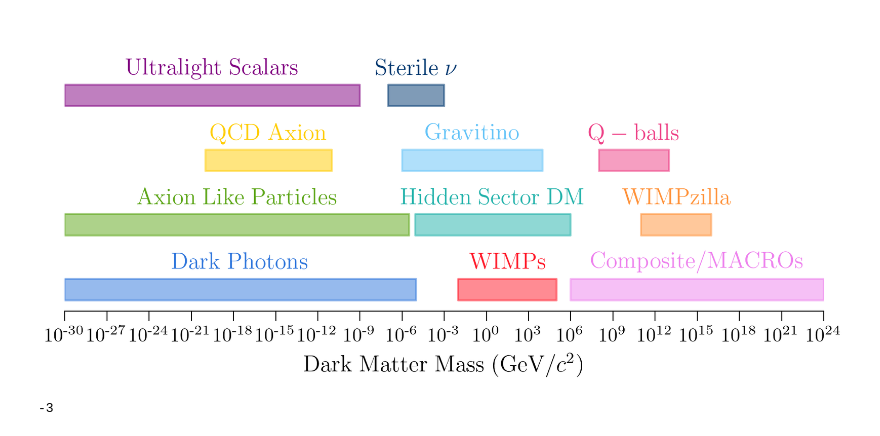
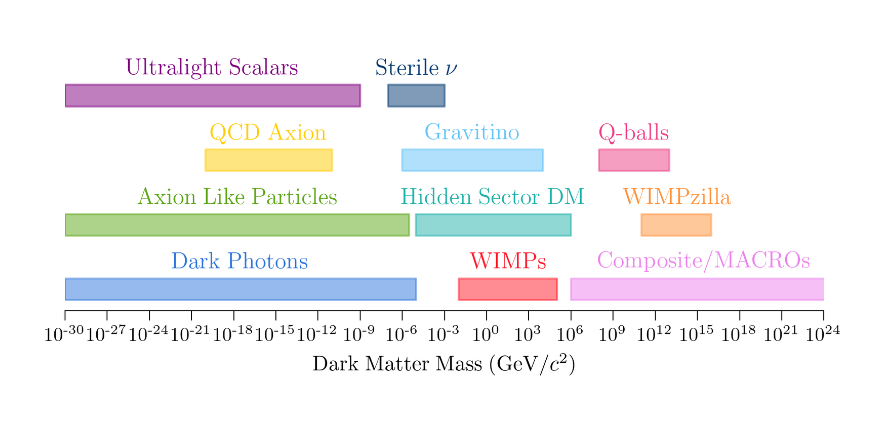
Before and after one commit to mvirgato/Dark-matter-limit-plotter-MV, a Jupyter notebook: dark_matter_models.ipynb, the cells around one changed output. Saved outputs shown, nothing was run; the diff lists cells and outputs as text; code cells hidden in the pictures; blank space fills up the shorter version.

```diff
--- a/dark_matter_models.ipynb
+++ b/dark_matter_models.ipynb
@@ -44,7 +44,7 @@ plt.text(xmid, ytop+0.05, r'$\mathrm{WIMPs}$', ha='center', va = 'bottom', color
 col = 'C10'
 ybase = 0.1
 ytop = ybase + 0.2
-masses = [1e6, 1e24]
+masses = [1e6, 1e25]
 xmid = 10**((np.log10(masses[0]) + np.log10(masses[1]))/2.0)
 plt.fill_between(masses,[ybase, ybase], y2 = ytop, color = col, alpha = 0.5, edgecolor=col)
 plt.text(xmid, ytop+0.05, r'$\mathrm{Composite/MACROs}$', ha='center', va = 'bottom', color = col, fontsize = 12)
@@ -66,7 +66,7 @@ ytop = ybase + 0.2
 masses = [1e8, 1e13]
 xmid = 10**((np.log10(masses[0]) + np.log10(masses[1]))/2.0)
 plt.fill_between(masses,[ybase, ybase], y2 = ytop, color = col, alpha = 0.5, edgecolor=col)
-plt.text(xmid, ytop+0.05, r'$\mathrm{Q-balls}$', ha='center', va = 'bottom', color = col, fontsize = 12)
+plt.text(xmid, ytop+0.05, r'Q-balls', ha='center', va = 'bottom', color = col, fontsize = 12)
 
 # Dark Photons
 col = 'C04'
@@ -108,36 +108,32 @@ plt.text(xmid, ytop+0.05, r'$\mathrm{Sterile\;}\nu$', ha='center', va = 'bottom'
 # Hidden Sector DM
 col = 'C08'
 ybase = 0.7
 ytop = ybase + 0.2
 masses = [10**-5.05, 10**6]
 xmid = 10**((np.log10(masses[0]) + np.log10(masses[1]))/2.0)
 plt.fill_between(masses,[ybase, ybase], y2 = ytop, color = col, alpha = 0.5, edgecolor=col)
 plt.text(xmid, ytop+0.05, r'$\mathrm{Hidden\;Sector\;DM}$', ha='center', va = 'bottom', color = col, fontsize = 12)
 
 
 # Ultralight Scalars
 col = 'C09'
 ybase = 1.9
 ytop = ybase + 0.2
 masses = [1e-30, 1e-9]
 xmid = 10**((np.log10(masses[0]) + np.log10(masses[1]))/2.0)
 plt.fill_between(masses,[ybase, ybase], y2 = ytop, color = col, alpha = 0.5, edgecolor=col)
 plt.text(xmid, ytop+0.05, r'$\mathrm{Ultralight\;Scalars}$', ha='center', va = 'bottom', color = col, fontsize = 12)
 
 # Gravitino
 col = 'C01'
 ybase = 1.3
 ytop = ybase + 0.2
 masses = [1e-6, 1e4]
 xmid = 10**((np.log10(masses[0]) + np.log10(masses[1]))/2.0)
 plt.fill_between(masses,[ybase, ybase], y2 = ytop, color = col, alpha = 0.5, edgecolor=col)
 plt.text(xmid, ytop+0.05, r'$\mathrm{Gravitino}$', ha='center', va = 'bottom', color = col, fontsize = 12)
 
 
-plt.savefig('DM_model_landscape.pdf')
+plt.savefig('plots/DM_model_landscape.pdf')
 # %% [output]
-[figure, old version]
+[figure, new version]
-# %%
-6-9
-# %% [output]
--3
```
Also changed, not shown: parts of 1 cell of this notebook, 42 other files.
